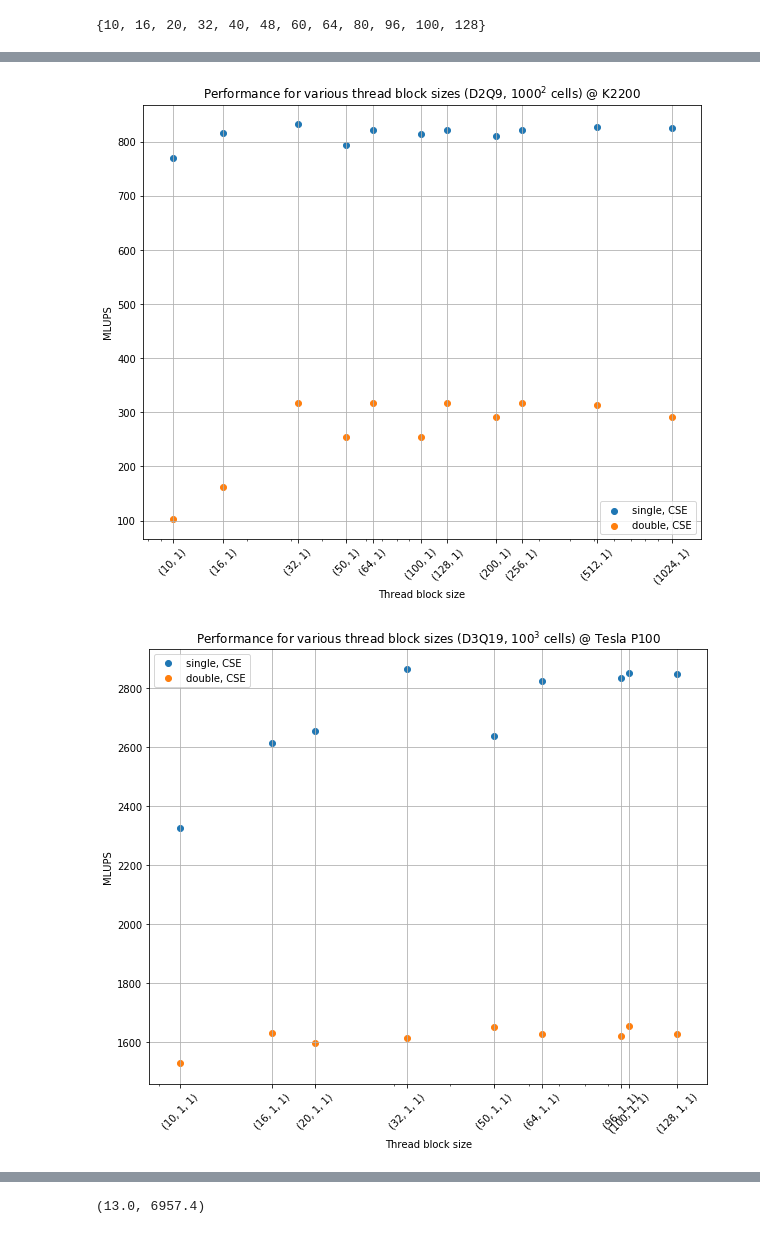
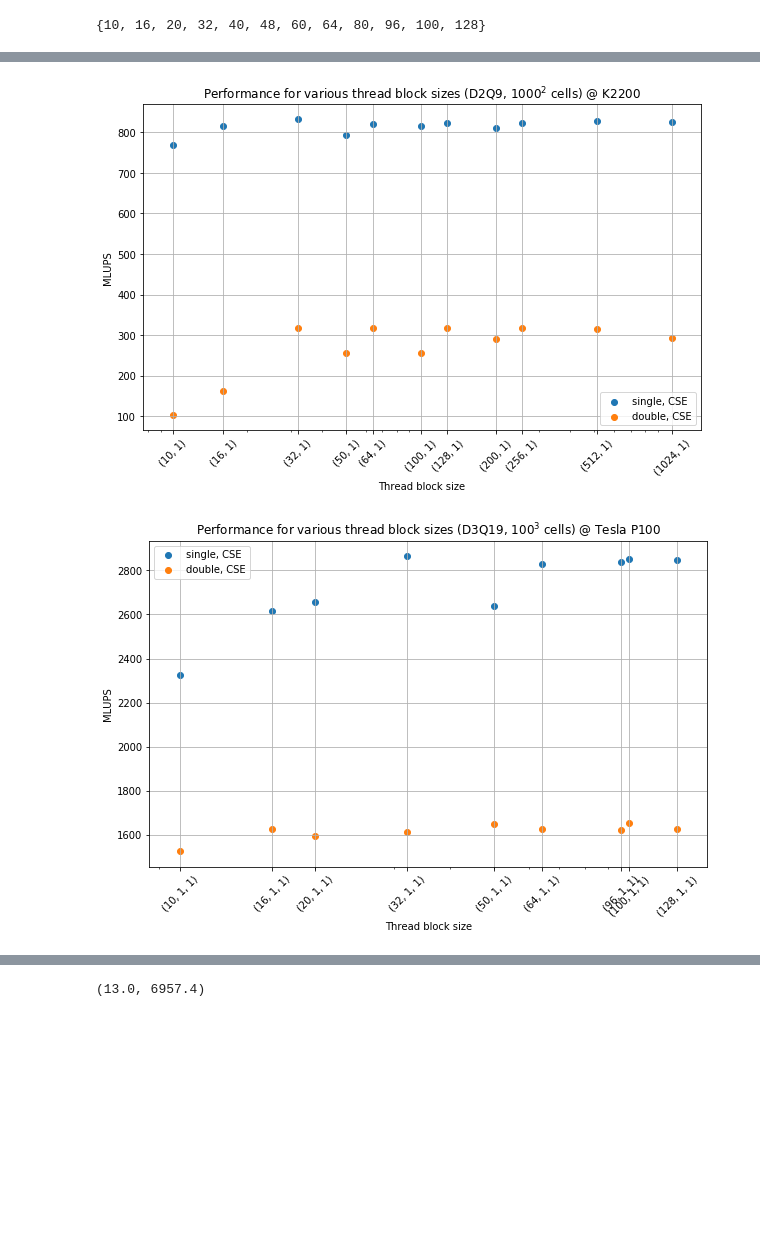
Before and after one commit to KnairdA/symlbm_playground, a Jupyter notebook: notebook/ldc_benchmark.ipynb, the cells around one changed output, grey strips where cells are left out. Drawn from its saved outputs; the diff is of its cells as text; code cells hidden in the pictures; blank space fills up the shorter version.

Commit message:
Update benchmark plots

```diff
--- a/notebook/ldc_benchmark.ipynb
+++ b/notebook/ldc_benchmark.ipynb
@@ -123,6 +133,6 @@ mlups_per_layout_overview_plot(ldc_2d_k2200, 'Performance for various thread blo
 # %%
 def mlups_per_layout_mixed_overview_plot(data, title, **kwargs):
-    plt.figure(figsize=(10,8))
+    plt.figure(figsize=(10,6))
     plt.grid()
     plt.title(title)
     plt.xscale('log')
@@ -139,8 +149,11 @@ mlups_per_layout_mixed_overview_plot(ldc_2d_p100, 'Performance for various threa
 # %%
 mlups_per_layout_mixed_overview_plot(ldc_2d_k2200, 'Performance for various thread block sizes (D2Q9, $1000^2$ cells) @ K2200', size=[1000])
 # %% [output]
-[figure, old version]
+[figure, new version]
 # %%
-mlups_per_layout_mixed_overview_plot(ldc_3d_D3Q19_p100, 'Performance for various thread block sizes (D3Q19, $100^3$ cells) @ Tesla P100', size=[100])
+mlups_per_layout_mixed_overview_plot(
+    ldc_3d_D3Q19_p100,
+    'Performance for various thread block sizes (D3Q19, $100^3$ cells) @ Tesla P100',
+    size=[100])
 # %% [output]
-[figure, old version]
+[figure, new version]
```
Also changed, not shown: parts of 42 cells of this notebook.
